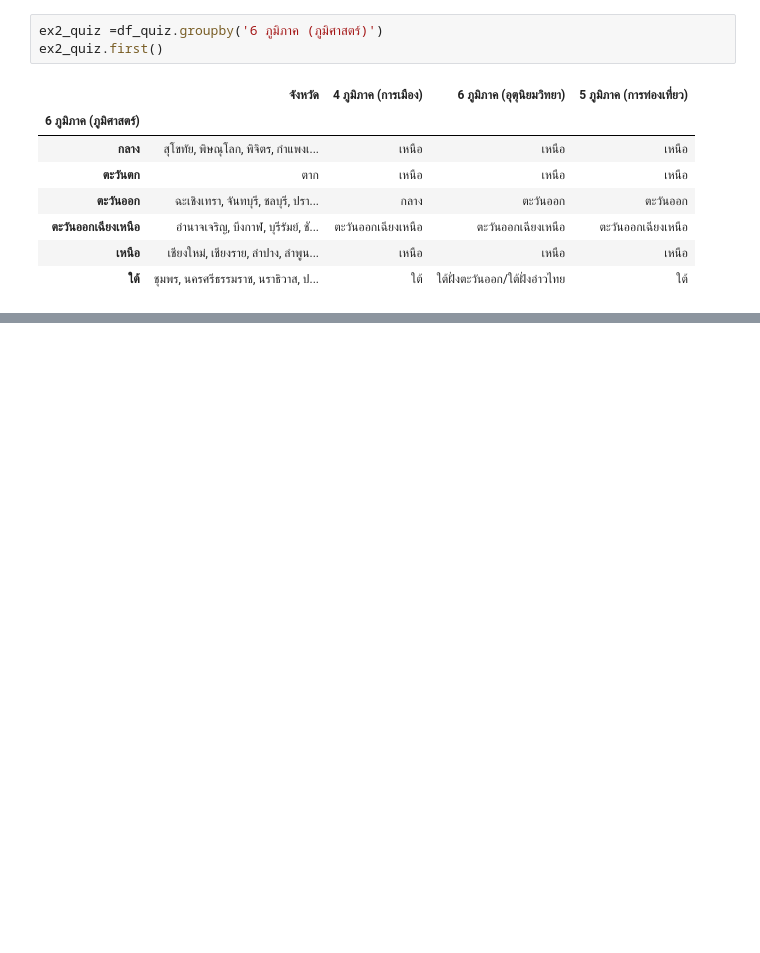
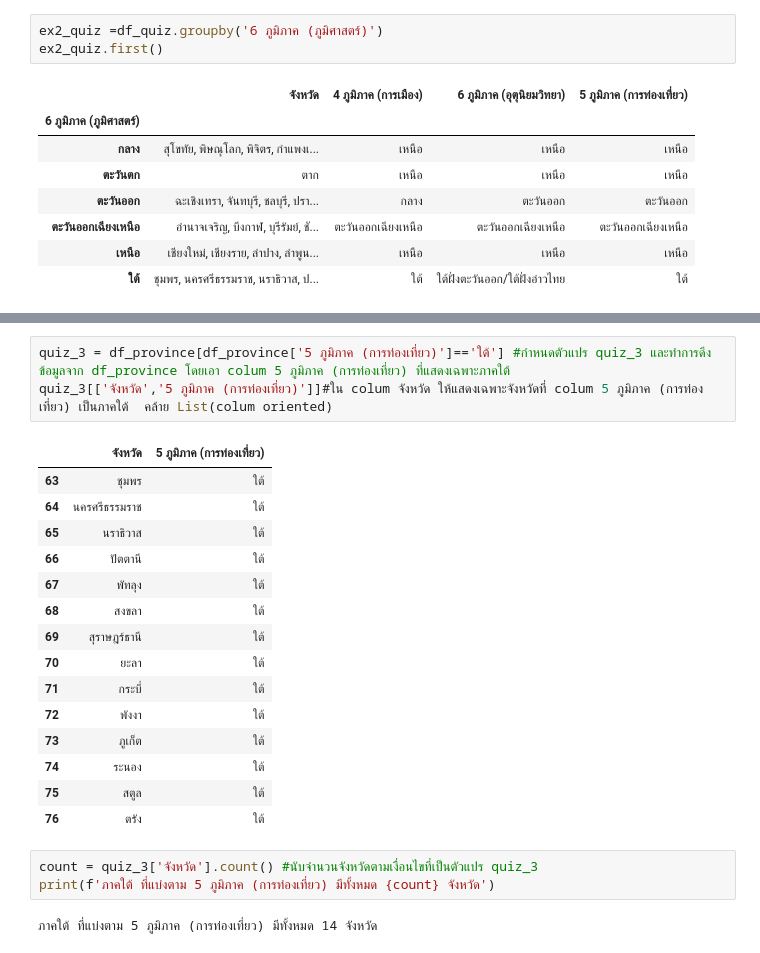
Before and after one commit to Khemapsorn/data_viz_2022, a Jupyter notebook: Pandas_102.ipynb, the cells around one changed output, grey strips where cells are left out. Drawn from its saved outputs; the diff is of its cells as text; blank space fills up the shorter version.

Commit message:
quiz3 สร้างตาราง

```diff
--- a/Pandas_102.ipynb
+++ b/Pandas_102.ipynb
@@ -523,0 +636,24 @@ ex2_quiz.first()
+# %%
+quiz_3 = df_province[df_province['5 ภูมิภาค (การท่องเที่ยว)']=='ใต้'] #กำหนดตัวแปร quiz_3 และทำการดึงข้อมูลจาก df_province โดยเอา colum 5 ภูมิภาค (การท่องเที่ยว) ที่แสดงเฉพาะภาคใต้
+quiz_3[['จังหวัด','5 ภูมิภาค (การท่องเที่ยว)']]#ใน colum จังหวัด ให้แสดงเฉพาะจังหวัดที่ colum 5 ภูมิภาค (การท่องเที่ยว) เป็นภาคใต้  คล้าย List(colum oriented)
+# %% [output]
+|  | จังหวัด | 5 ภูมิภาค (การท่องเที่ยว) |
+| 63 | ชุมพร | ใต้ |
+| 64 | นครศรีธรรมราช | ใต้ |
+| 65 | นราธิวาส | ใต้ |
+| 66 | ปัตตานี | ใต้ |
+| 67 | พัทลุง | ใต้ |
+| 68 | สงขลา | ใต้ |
+| 69 | สุราษฎร์ธานี | ใต้ |
+| 70 | ยะลา | ใต้ |
+| 71 | กระบี่ | ใต้ |
+| 72 | พังงา | ใต้ |
+| 73 | ภูเก็ต | ใต้ |
+| 74 | ระนอง | ใต้ |
+| 75 | สตูล | ใต้ |
+| 76 | ตรัง | ใต้ |
+# %%
+count = quiz_3['จังหวัด'].count() #นับจำนวนจังหวัดตามเงื่อนไขที่เป็นตัวแปร quiz_3
+print(f'ภาคใต้ ที่แบ่งตาม 5 ภูมิภาค (การท่องเที่ยว) มีทั้งหมด {count} จังหวัด')
+# %% [output]
+ภาคใต้ ที่แบ่งตาม 5 ภูมิภาค (การท่องเที่ยว) มีทั้งหมด 14 จังหวัด
```
Also changed, not shown: parts of 10 cells of this notebook.
